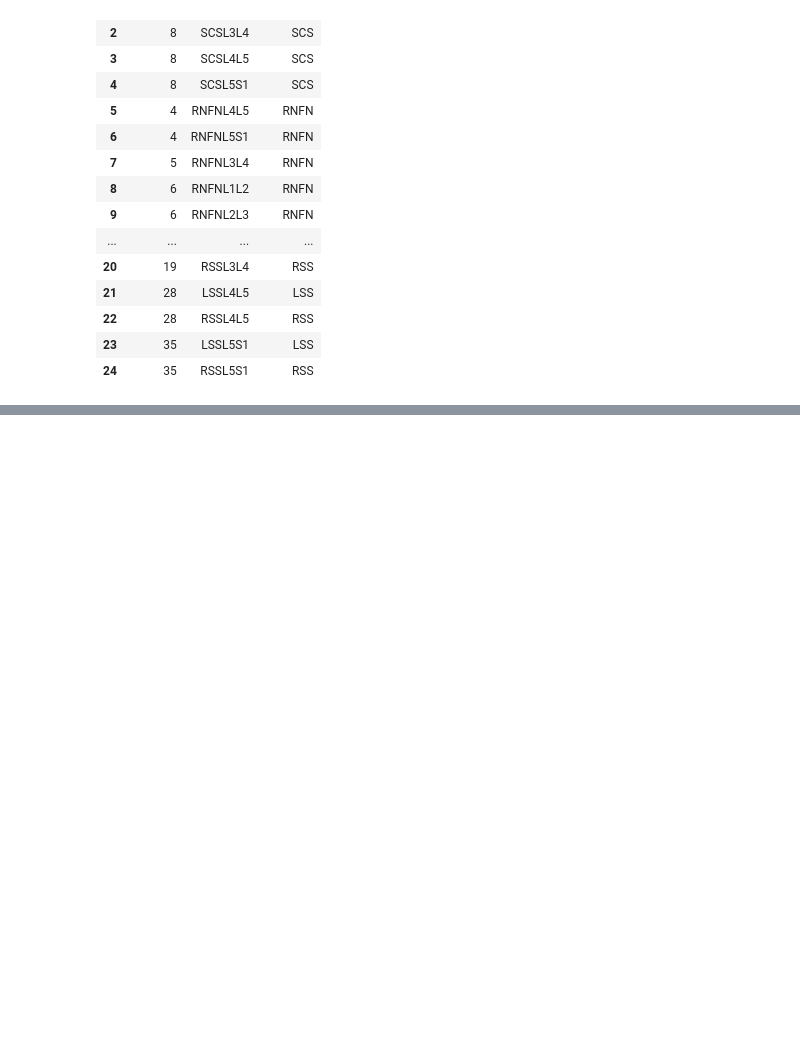
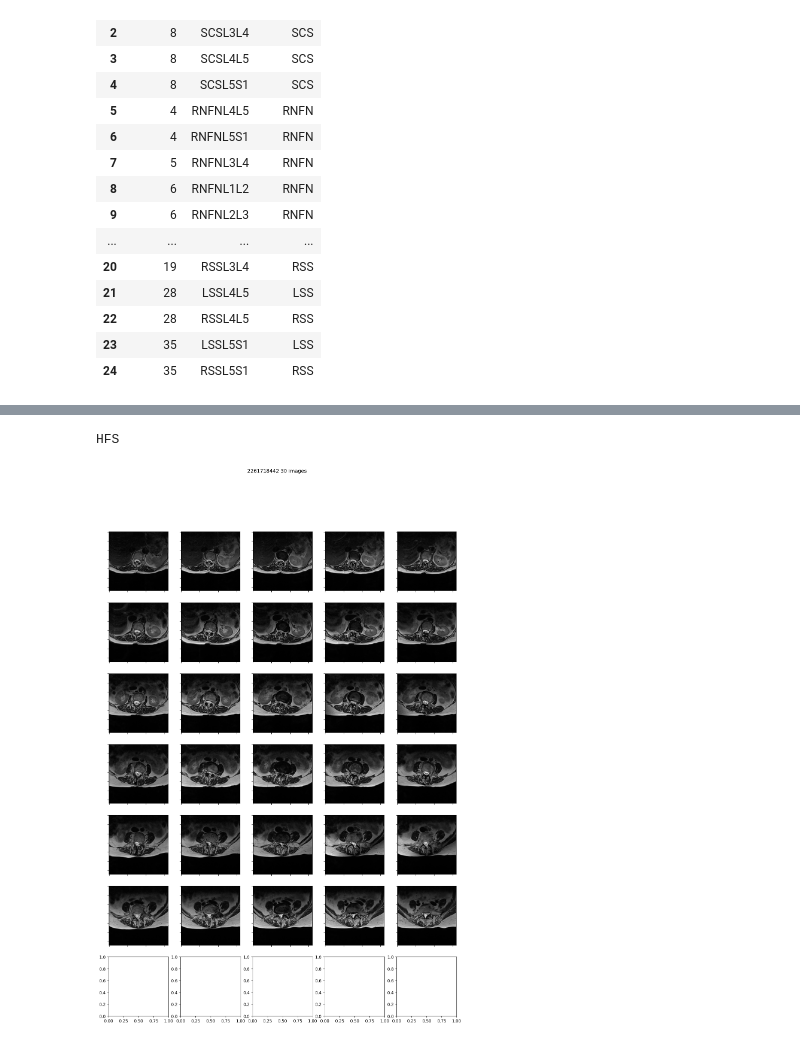
Before and after one commit to rosulucian/deep_learning_playground, a Jupyter notebook: kaggle/RSNA/EDA.ipynb, the cells around one changed output, grey strips where cells are left out. Saved outputs shown, nothing was run; the diff lists cells and outputs as text; code cells hidden in the pictures; blank space fills up the shorter version.

```diff
--- a/kaggle/RSNA/EDA.ipynb
+++ b/kaggle/RSNA/EDA.ipynb
@@ -285,0 +461,21 @@ train_df[(train_df['study_id'] == patient & train_df[])]
+# %%
+imgs = files_df[files_df['series_id'] == 1482718348].image.to_list()
+# %%
+def plot_series(study_id, source=CFG.IMAGES_DIR):
+    series_id = files_df[files_df['study_id'] == study_id].sample(1).series_id.values[0]
+
+    imgs = files_df[files_df['series_id'] == series_id].image.to_list()
+    imgs.sort()
+
+    files = [source / str(study_id) / str(series_id) / f'{image}.dcm' for image in imgs]
+
+    plot_dcom(files, title=f'{series_id} {len(files)} images')
+# %%
+study_id = 29931867
+
+print(files_df[files_df['study_id'] == study_id].sample(1).patientposition.values[0])
+
+plot_series(study_id)
+# %% [output]
+HFS
+[figure, added]
```
Also changed, not shown: parts of 35 cells of this notebook, 1 other file.
